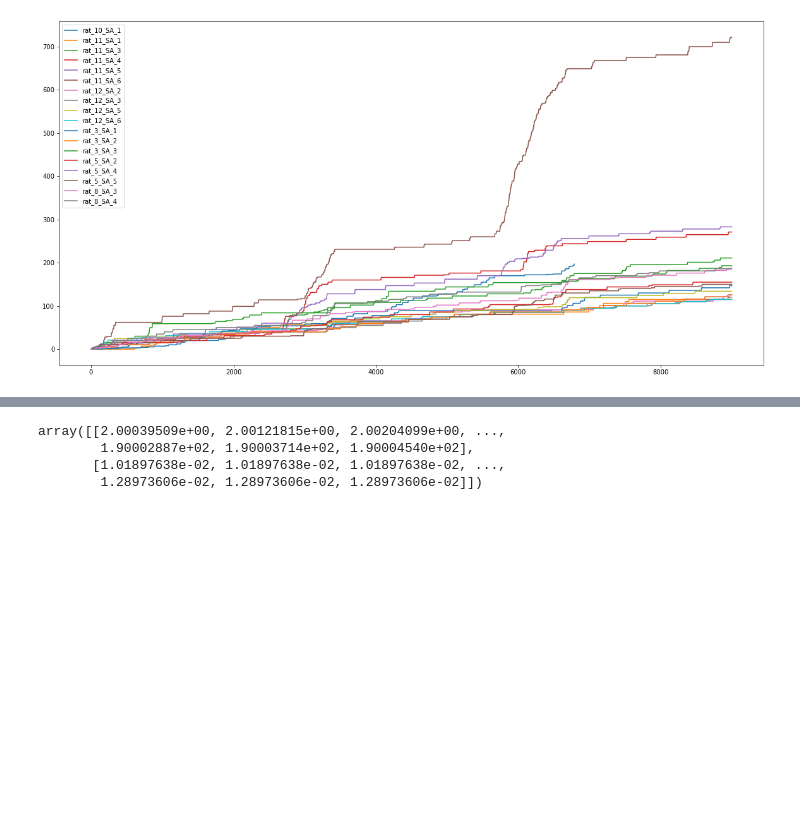
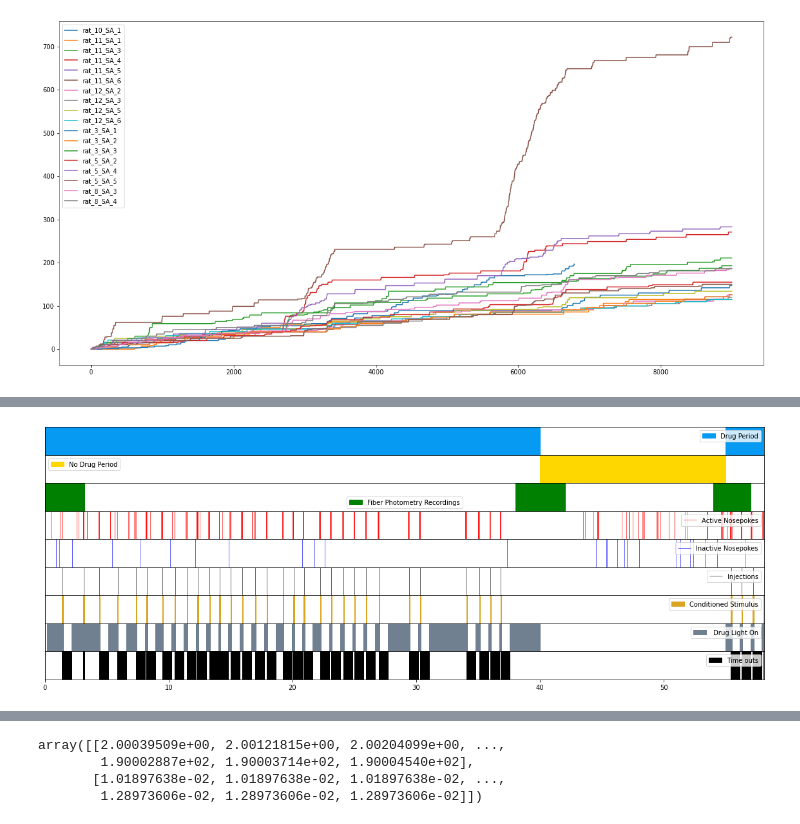
Before and after one commit to matias-ceau/pyfiber, a Jupyter notebook: dev/FIBER.ipynb, the cells around one changed output, grey strips where cells are left out. Saved outputs shown, nothing was run; the diff lists cells and outputs as text; code cells hidden in the pictures; blank space fills up the shorter version.

```diff
--- a/dev/FIBER.ipynb
+++ b/dev/FIBER.ipynb
@@ -338,0 +411,6 @@ detect_peaks(time,signal,10)
+# %%
+btest= behavioral_data.BehavioralData('../../DATA/AS21R/rat_10_SA_2/bsa08032022c20_02.dat')
+# %%
+btest.summary()
+# %% [output]
+[figure, added]
```
Also changed, not shown: parts of 65 cells of this notebook, 5 other files.
